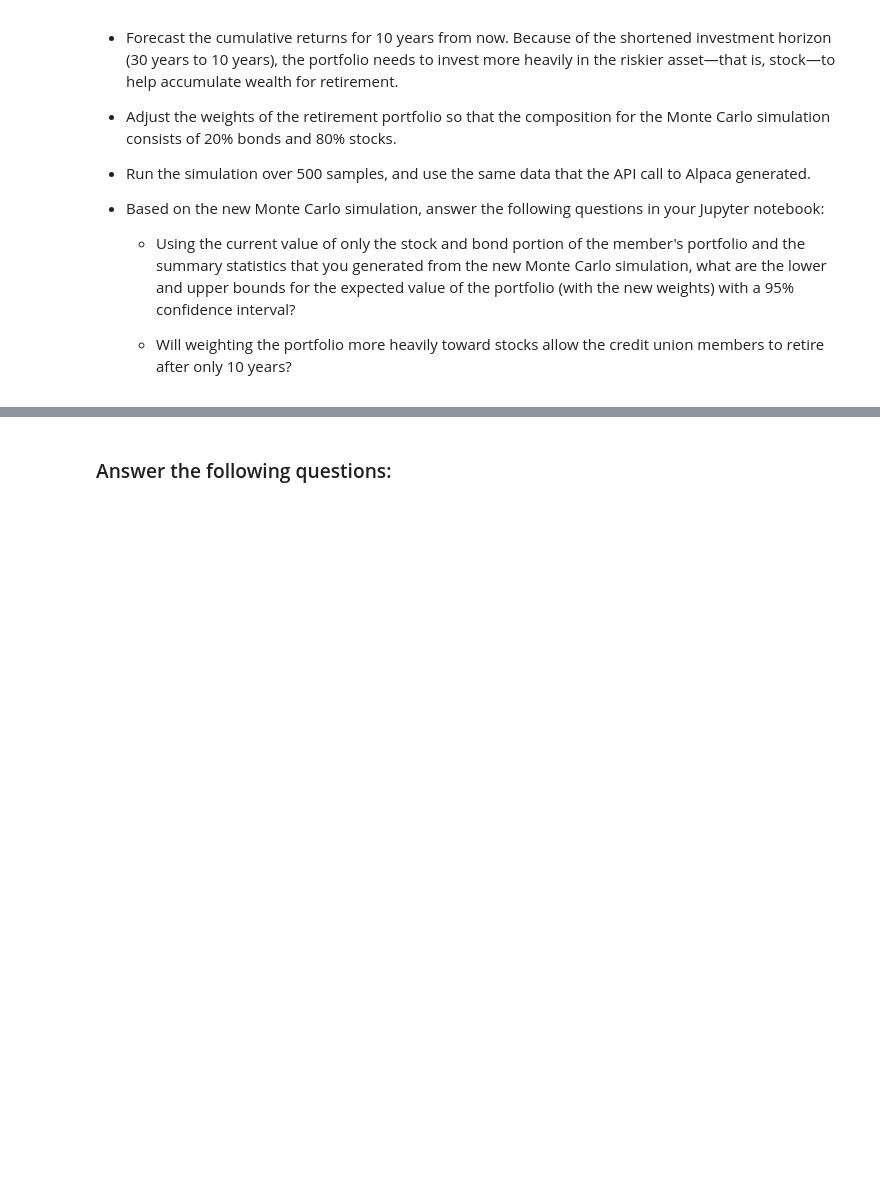
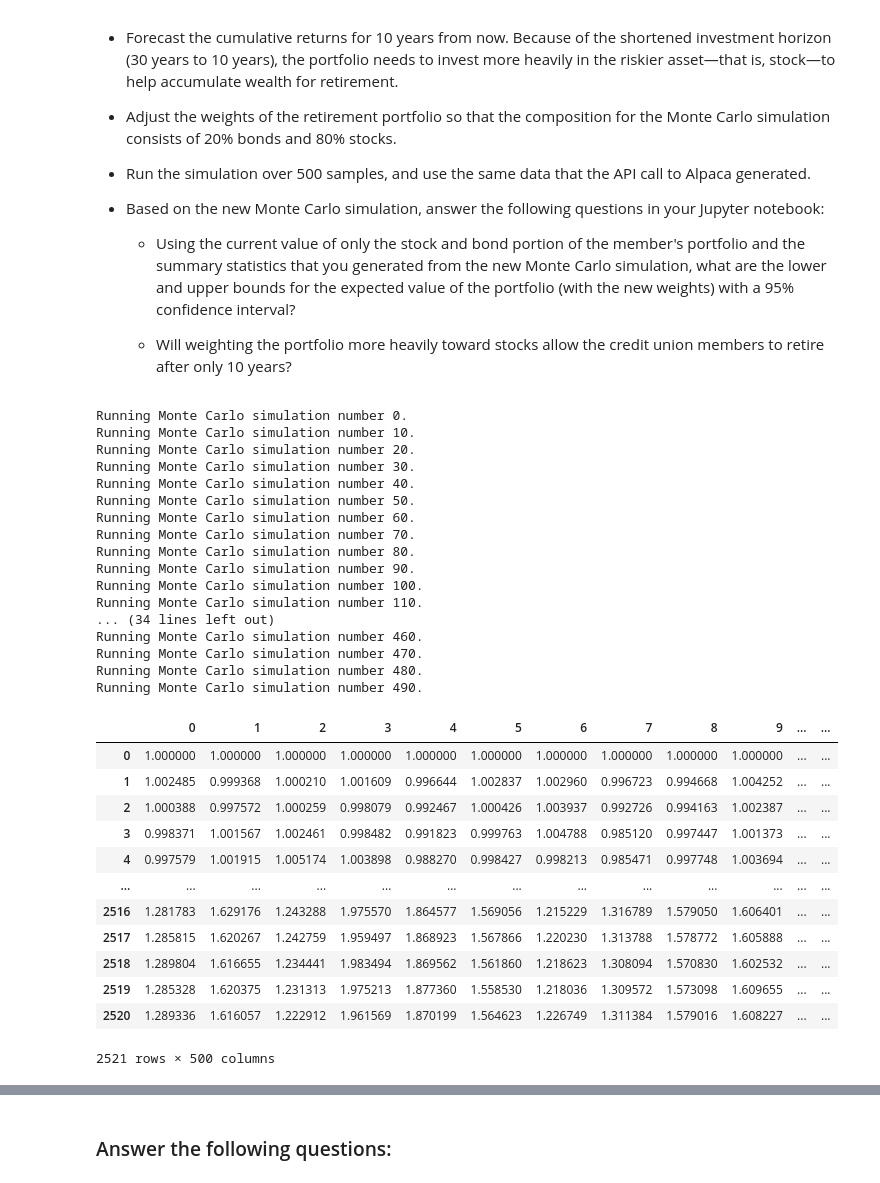
Before and after one commit to billybishop21/monte_carlo_simulation, a Jupyter notebook: financial_planning_tools.ipynb, the cells around one changed output, grey strips where cells are left out. Cells and saved outputs as stored; diff of their text form; code cells hidden in the pictures; blank space fills up the shorter version.

```diff
--- a/financial_planning_tools.ipynb
+++ b/financial_planning_tools.ipynb
@@ -573,8 +591,46 @@ For this new Monte Carlo simulation, do the following:
 # %%
 # Configure a Monte Carlo simulation to forecast 10 years cumulative returns
 # The weights should be split 20% to AGG and 80% to SPY.
 # Run 500 samples.
-# YOUR CODE HERE
+ten_year_simulation = MCSimulation(
+    portfolio_data=stock_and_bond_portfolio,
+    weights=[0.80, 0.20],
+    num_simulation=num_sims,
+    num_trading_days=252*10
+)
+
 
 # Review the simulation input data
-# YOUR CODE HERE
+# Run the Monte Carlo simulation to forecast 10 years cumulative returns
+ten_year_simulation.calc_cumulative_return()
+# %% [output]
+Running Monte Carlo simulation number 0.
+Running Monte Carlo simulation number 10.
+Running Monte Carlo simulation number 20.
+Running Monte Carlo simulation number 30.
+Running Monte Carlo simulation number 40.
+Running Monte Carlo simulation number 50.
+Running Monte Carlo simulation number 60.
+Running Monte Carlo simulation number 70.
+Running Monte Carlo simulation number 80.
+Running Monte Carlo simulation number 90.
+Running Monte Carlo simulation number 100.
+Running Monte Carlo simulation number 110.
+... (34 lines left out)
+Running Monte Carlo simulation number 460.
+Running Monte Carlo simulation number 470.
+Running Monte Carlo simulation number 480.
+Running Monte Carlo simulation number 490.
+|  | 0 | 1 | 2 | 3 | 4 | 5 | 6 | 7 | 8 | 9 | ... | ... |
+| 0 | 1.000000 | 1.000000 | 1.000000 | 1.000000 | 1.000000 | 1.000000 | 1.000000 | 1.000000 | 1.000000 | 1.000000 | ... | ... |
+| 1 | 1.002485 | 0.999368 | 1.000210 | 1.001609 | 0.996644 | 1.002837 | 1.002960 | 0.996723 | 0.994668 | 1.004252 | ... | ... |
+| 2 | 1.000388 | 0.997572 | 1.000259 | 0.998079 | 0.992467 | 1.000426 | 1.003937 | 0.992726 | 0.994163 | 1.002387 | ... | ... |
+| 3 | 0.998371 | 1.001567 | 1.002461 | 0.998482 | 0.991823 | 0.999763 | 1.004788 | 0.985120 | 0.997447 | 1.001373 | ... | ... |
+| 4 | 0.997579 | 1.001915 | 1.005174 | 1.003898 | 0.988270 | 0.998427 | 0.998213 | 0.985471 | 0.997748 | 1.003694 | ... | ... |
+| ... | ... | ... | ... | ... | ... | ... | ... | ... | ... | ... | ... | ... |
+| 2516 | 1.281783 | 1.629176 | 1.243288 | 1.975570 | 1.864577 | 1.569056 | 1.215229 | 1.316789 | 1.579050 | 1.606401 | ... | ... |
+| 2517 | 1.285815 | 1.620267 | 1.242759 | 1.959497 | 1.868923 | 1.567866 | 1.220230 | 1.313788 | 1.578772 | 1.605888 | ... | ... |
+| 2518 | 1.289804 | 1.616655 | 1.234441 | 1.983494 | 1.869562 | 1.561860 | 1.218623 | 1.308094 | 1.570830 | 1.602532 | ... | ... |
+| 2519 | 1.285328 | 1.620375 | 1.231313 | 1.975213 | 1.877360 | 1.558530 | 1.218036 | 1.309572 | 1.573098 | 1.609655 | ... | ... |
+| 2520 | 1.289336 | 1.616057 | 1.222912 | 1.961569 | 1.870199 | 1.564623 | 1.226749 | 1.311384 | 1.579016 | 1.608227 | ... | ... |
+2521 rows × 500 columns
```
Also changed, not shown: parts of 13 cells of this notebook.
